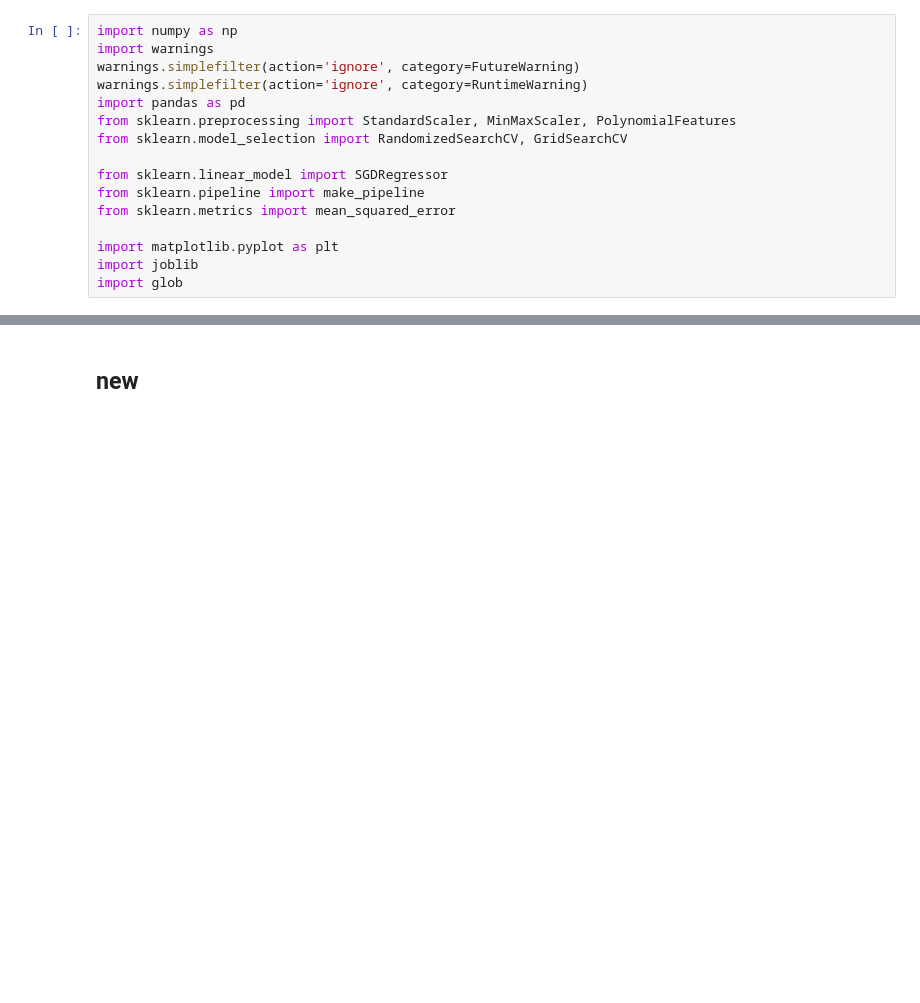
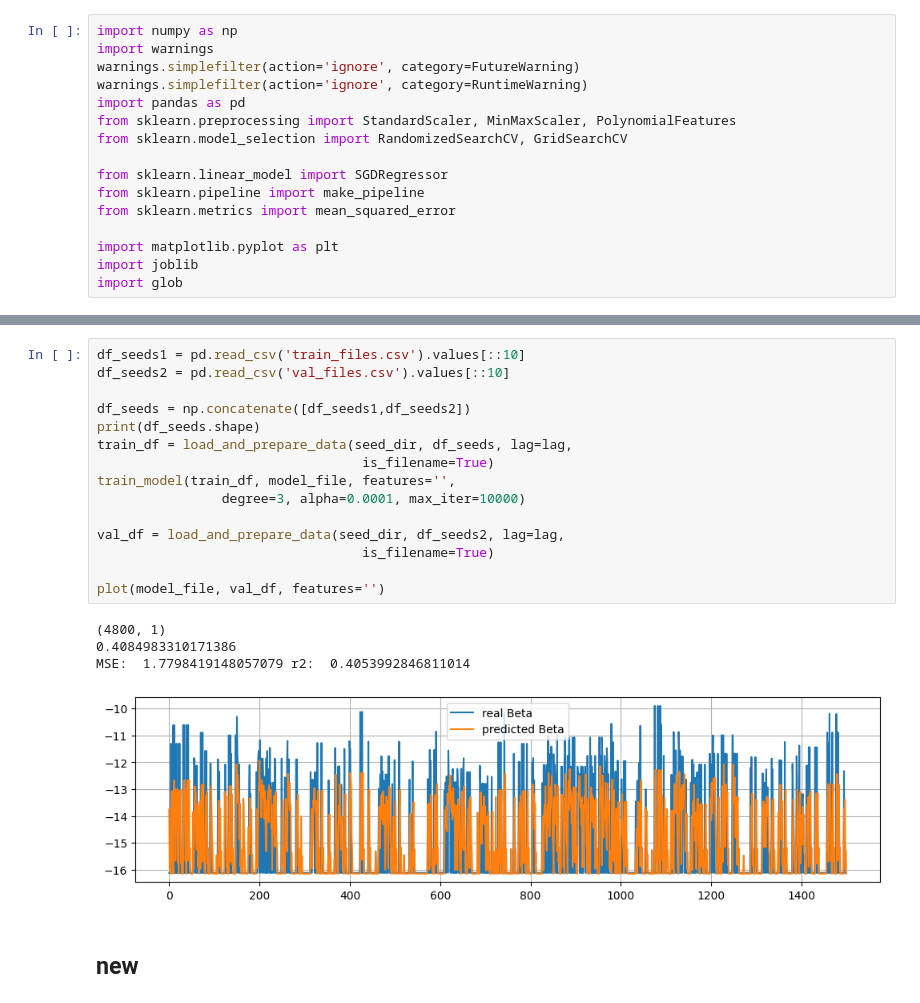
Before and after one commit to Mpkosh/network_hybrid_33, a Jupyter notebook: save_model_regression_bt.ipynb, the cells around one changed output, grey strips where cells are left out. Saved outputs shown, nothing was run; the diff lists cells and outputs as text; blank space fills up the shorter version.

```diff
--- a/save_model_regression_bt.ipynb
+++ b/save_model_regression_bt.ipynb
@@ -122,3 +146,23 @@ def plot(model_file, train_df, features):
+# %%
+df_seeds1 = pd.read_csv('train_files.csv').values[::10]
+df_seeds2 = pd.read_csv('val_files.csv').values[::10]
+
+df_seeds = np.concatenate([df_seeds1,df_seeds2])
+print(df_seeds.shape)
+train_df = load_and_prepare_data(seed_dir, df_seeds, lag=lag,
+                                  is_filename=True)
+train_model(train_df, model_file, features='',
+                degree=3, alpha=0.0001, max_iter=10000)
+
+val_df = load_and_prepare_data(seed_dir, df_seeds2, lag=lag,
+                                  is_filename=True)
+
+plot(model_file, val_df, features='')
+# %% [output]
+(4800, 1)
+0.4084983310171386
+MSE:  1.7798419148057079 r2:  0.4053992846811014
+[figure, added]
 # %% [markdown]
 ## new
 # %%
```
Also changed, not shown: parts of 2 cells of this notebook, 26 other files.
